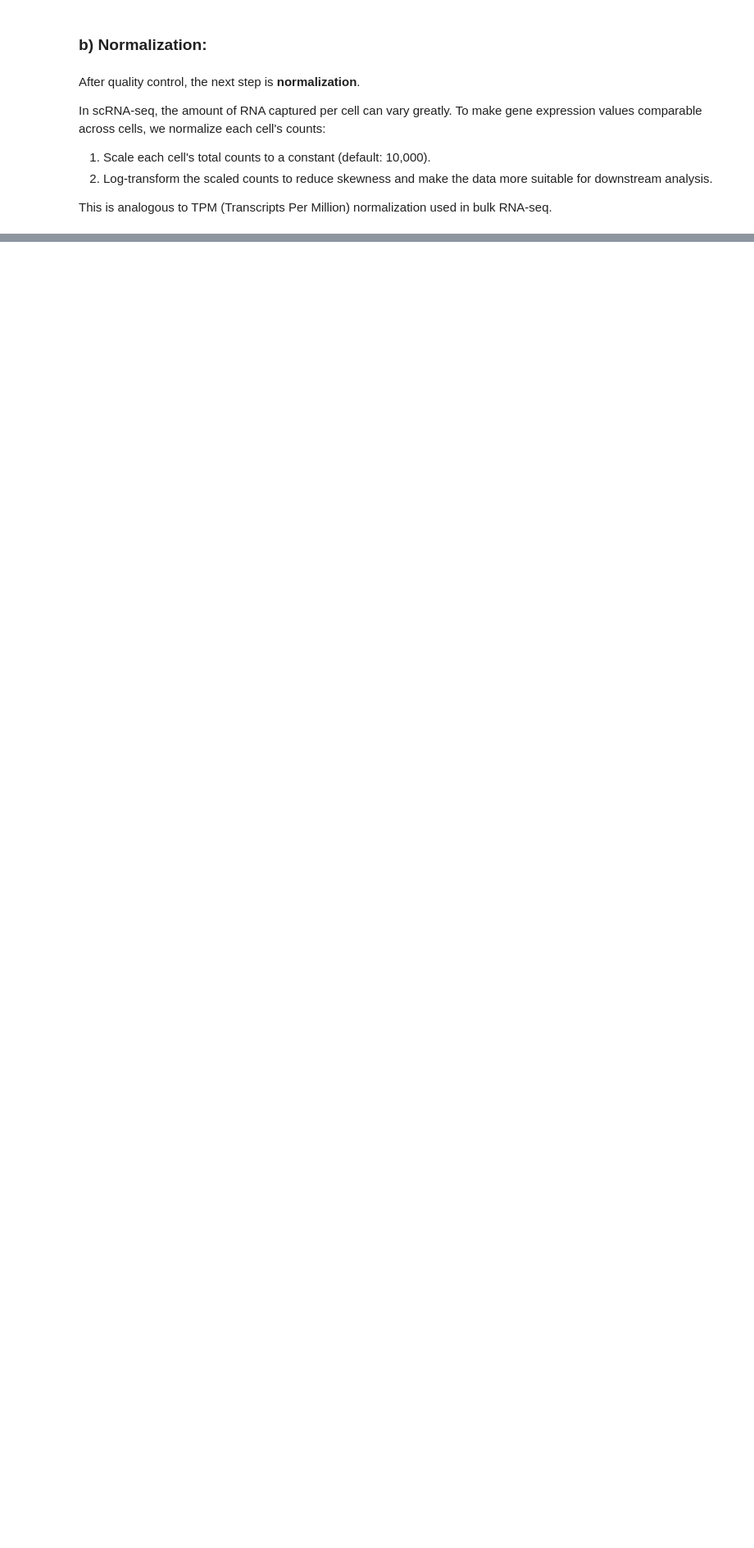
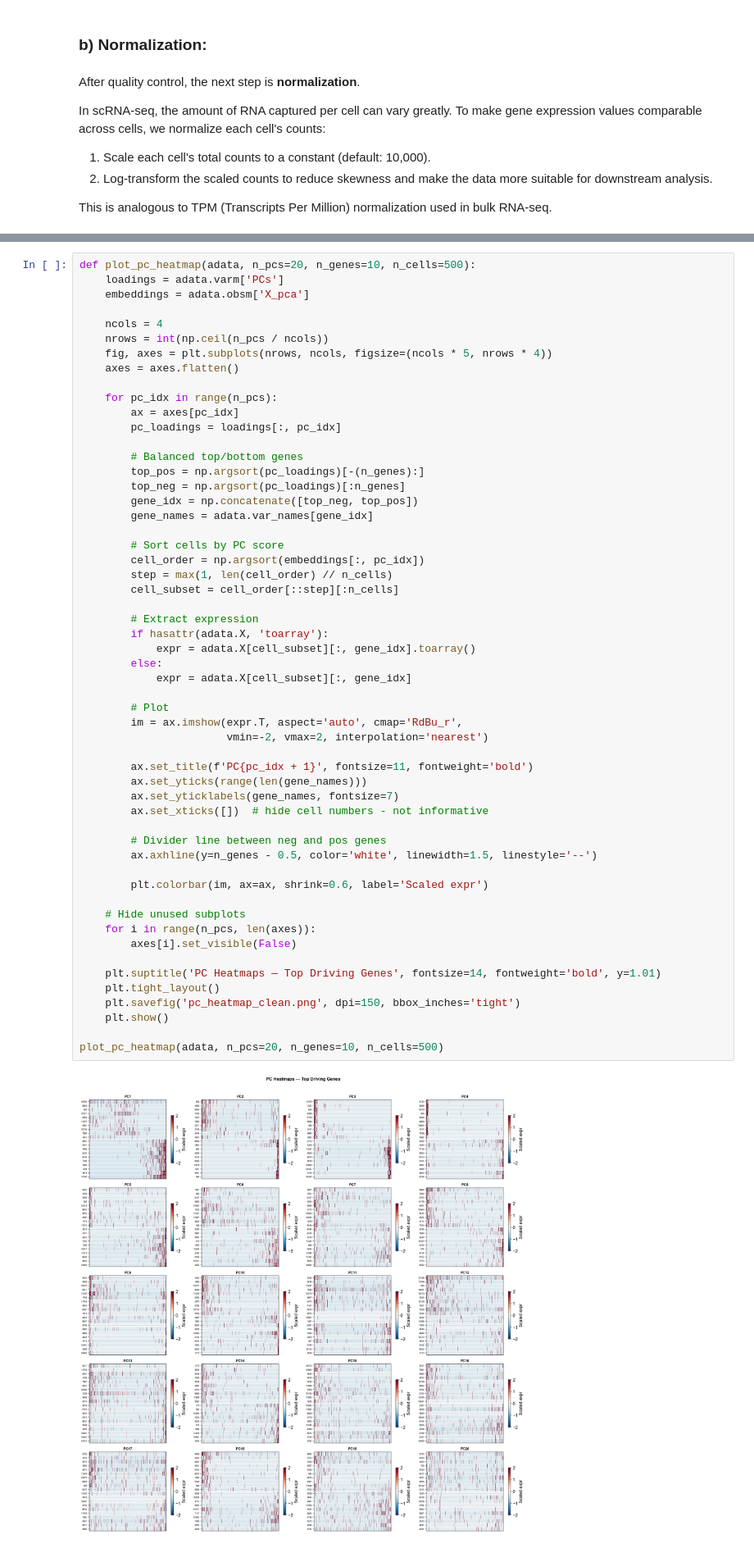
Before and after one commit to NafiAnnaD/Single_Cell_Biology_Project, a Jupyter notebook: Project_code.ipynb, the cells around one changed output, grey strips where cells are left out. Shown at 82% size. Cells and saved outputs as stored; diff of their text form; blank space fills up the shorter version.

```diff
--- a/Project_code.ipynb
+++ b/Project_code.ipynb
@@ -221,0 +292,57 @@ normalizing counts per cell
+# %%
+def plot_pc_heatmap(adata, n_pcs=20, n_genes=10, n_cells=500):
+    loadings = adata.varm['PCs']
+    embeddings = adata.obsm['X_pca']
+
+    ncols = 4
+    nrows = int(np.ceil(n_pcs / ncols))
+    fig, axes = plt.subplots(nrows, ncols, figsize=(ncols * 5, nrows * 4))
+    axes = axes.flatten()
+
+    for pc_idx in range(n_pcs):
+        ax = axes[pc_idx]
+        pc_loadings = loadings[:, pc_idx]
+
+        # Balanced top/bottom genes
+        top_pos = np.argsort(pc_loadings)[-(n_genes):]
+        top_neg = np.argsort(pc_loadings)[:n_genes]
+        gene_idx = np.concatenate([top_neg, top_pos])
+        gene_names = adata.var_names[gene_idx]
+
+        # Sort cells by PC score
+        cell_order = np.argsort(embeddings[:, pc_idx])
+        step = max(1, len(cell_order) // n_cells)
+        cell_subset = cell_order[::step][:n_cells]
+
+        # Extract expression
+        if hasattr(adata.X, 'toarray'):
+            expr = adata.X[cell_subset][:, gene_idx].toarray()
+        else:
+            expr = adata.X[cell_subset][:, gene_idx]
+
+        # Plot
+        im = ax.imshow(expr.T, aspect='auto', cmap='RdBu_r',
+                       vmin=-2, vmax=2, interpolation='nearest')
+
+        ax.set_title(f'PC{pc_idx + 1}', fontsize=11, fontweight='bold')
+        ax.set_yticks(range(len(gene_names)))
+        ax.set_yticklabels(gene_names, fontsize=7)
+        ax.set_xticks([])  # hide cell numbers - not informative
+
+        # Divider line between neg and pos genes
+        ax.axhline(y=n_genes - 0.5, color='white', linewidth=1.5, linestyle='--')
+
+        plt.colorbar(im, ax=ax, shrink=0.6, label='Scaled expr')
+
+    # Hide unused subplots
+    for i in range(n_pcs, len(axes)):
+        axes[i].set_visible(False)
+
+    plt.suptitle('PC Heatmaps — Top Driving Genes', fontsize=14, fontweight='bold', y=1.01)
+    plt.tight_layout()
+    plt.savefig('pc_heatmap_clean.png', dpi=150, bbox_inches='tight')
+    plt.show()
+
+plot_pc_heatmap(adata, n_pcs=20, n_genes=10, n_cells=500)
+# %% [output]
+[figure, added]
```
Also changed, not shown: parts of 17 cells of this notebook.
